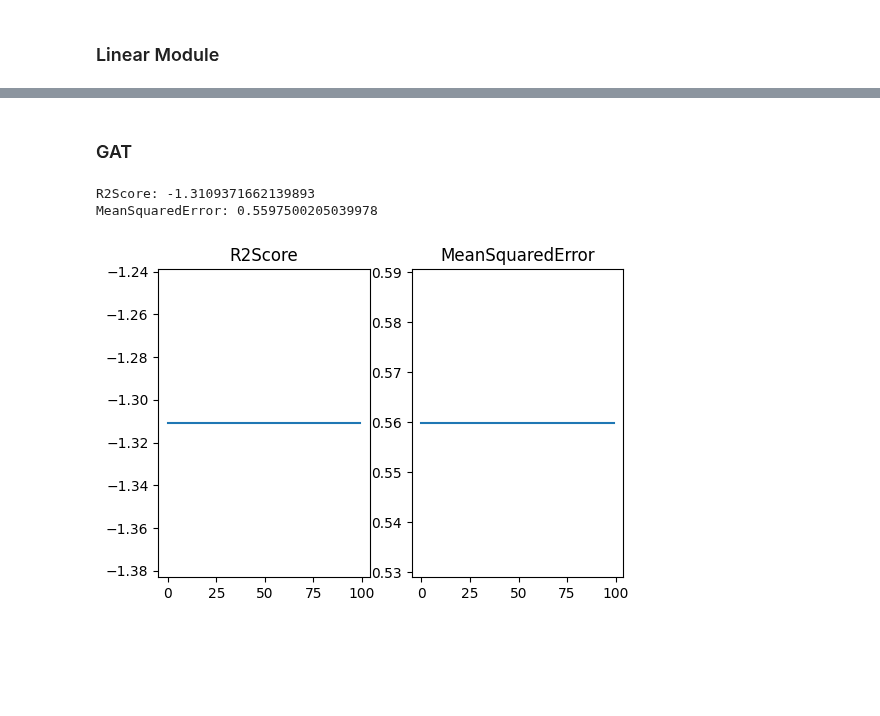
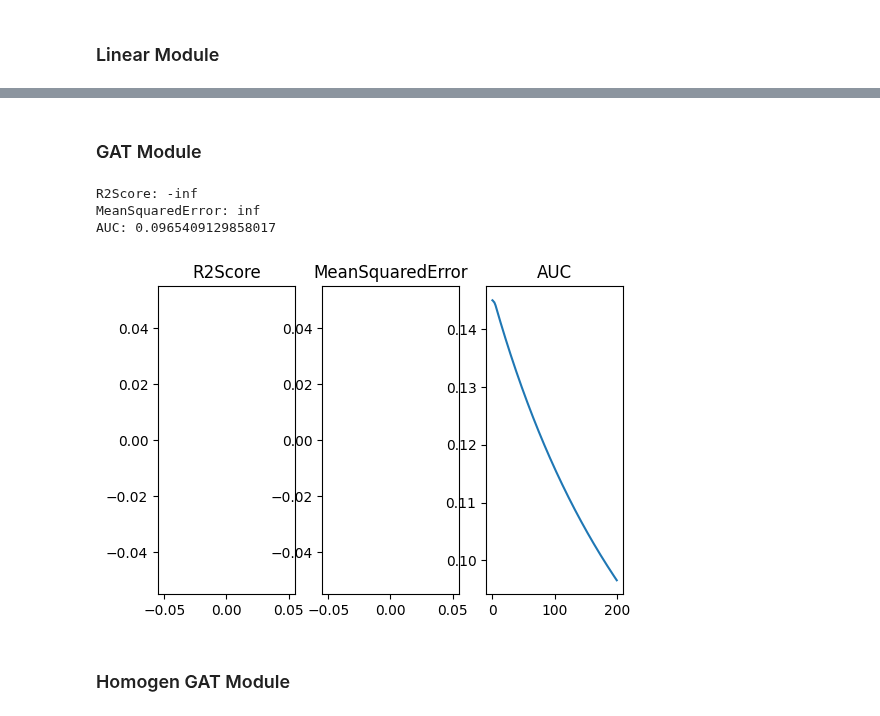
Before and after one commit to JasaZnidar/Predvidenje-zmagovalca-vaterpolo, a Jupyter notebook: Diplomska_naloga.ipynb, the cells around one changed output, grey strips where cells are left out. Saved outputs shown, nothing was run; the diff lists cells and outputs as text; code cells hidden in the pictures; blank space fills up the shorter version.

```diff
--- a/Diplomska_naloga.ipynb
+++ b/Diplomska_naloga.ipynb
@@ -545,0 +598,3 @@ hetero_val_data, homo_val_data = createData(scraped_data, start=training, stop=(
+# %%
+homo_train_data = toHomo(hetero_train_data)
+homo_val_data = toHomo(hetero_val_data)
@@ -559,8 +682,0 @@ metapath = [('team_in_match', 'played_rev', 'player_in_match'), ('player_in_matc
-# %%
-class Classifier(torch.nn.Module):
-    def forward(self, x_match: torch.Tensor, edge_label_index: torch.Tensor) -> torch.Tensor:
-        # Convert node embeddings to edge-level representations:
-        edge_feat_winner = x_match[edge_label_index[0]]
-        edge_feat_loser = x_match[edge_label_index[1]]
-        # Apply dot-product to get a prediction per supervision edge:
-        return (edge_feat_winner * edge_feat_loser).sum(dim=-1)
@@ -910,11 +1104,12 @@ for epoch in range(epochs):
       hetero_train_data['team_in_match', 'result', 'team_in_match'].edge_index
   ).T.to(device)
   ground_truth = hetero_train_data['team_in_match', 'result', 'team_in_match'].edge_attr.to(device)
-  loss = torch.nn.functional.binary_cross_entropy_with_logits(pred, ground_truth)
+  loss = crit(pred, ground_truth)
   loss.backward()
   optimizer.step()
 
   # validate
+  basic.eval()
   pred = basic(
       hetero_val_data['team_in_match'].x,
       hetero_val_data['team_in_match', 'result', 'team_in_match'].edge_index
@@ -981,23 +1177,22 @@ MeanSquaredError: 1.007746934890747
 # %%
-GCNModule = heteroGCN(hetero_train_data['team_in_match'].x.shape[1], 20, 10, layers=3, device=device)
+GCNModule = GCN(embedding_size, hidden_size, out_size, layers=layers, device=device)
 gcnData = []
 
 optimizer = torch.optim.Adam(GCNModule.parameters(), lr=lr)
 
-#gcnLoader = generateHeteroLoader(hetero_train_data)
-#batches = [batch for batch in gcnLoader]
-
 for epoch in range(epochs):
   total_loss = total_examples = 0
+  GCNModule.train()
   optimizer.zero_grad()
 
   pred = GCNModule(hetero_train_data).to(device)
   ground_truth = hetero_train_data["team_in_match", "result", "team_in_match"].edge_attr.to(device)
-  loss = torch.nn.functional.binary_cross_entropy_with_logits(pred, ground_truth)
+  loss = crit(pred, ground_truth)
   loss.backward()
   optimizer.step()
 
   # validate
+  GCNModule.eval()
   pred = GCNModule(hetero_val_data).to(device)
   ground_truth = hetero_val_data["team_in_match", "result", "team_in_match"].edge_attr.to(device)
 
@@ -1017,35 +1251,39 @@ MeanSquaredError: 0.5597500205039978
 # %% [markdown]
-### GAT
+### GAT Module
 # %%
-GATModule = heteroGAT(hetero_train_data['team_in_match'].x.shape[1], 20, 10, layers=3, device=device)
+GATModule = GAT(embedding_size, hidden_size, out_size, layers=layers, device=device)
 gatData = []
 
 optimizer = torch.optim.Adam(GATModule.parameters(), lr=lr)
 
 for epoch in range(epochs):
-  for i in range(training):
-    total_loss = total_examples = 0
-    optimizer.zero_grad()
-    pred = GATModule(hetero_train_data)
-    ground_truth = hetero_train_data['team_in_match', 'result', 'team_in_match'].edge_attr
-    loss = torch.nn.functional.binary_cross_entropy_with_logits(pred, ground_truth)
-    loss.backward()
-    optimizer.step()
+  total_loss = total_examples = 0
+  GATModule.train()
+  optimizer.zero_grad()
+  pred = GATModule(hetero_train_data)
+  ground_truth = hetero_train_data['team_in_match', 'result', 'team_in_match'].edge_attr
+  loss = crit(pred, ground_truth)
+  loss.backward()
+  optimizer.step()
 
   # validate
-  pred = GCNModule(hetero_val_data).to(device)
+  GATModule.eval()
+  pred = GATModule(hetero_val_data).to(device)
   ground_truth = hetero_val_data["team_in_match", "result", "team_in_match"].edge_attr.to(device)
 
   gatMetric = Metrics(device)
   gatMetric.update(pred.T, ground_truth.T)
   compute = gatMetric.compute()
   gatData.append(compute)
 
 for key in compute:
   print(f"{key}: {compute[key]}")
 
 drawData(gatData)
 # %% [output]
-R2Score: -1.3109371662139893
-MeanSquaredError: 0.5597500205039978
+R2Score: -inf
+MeanSquaredError: inf
+AUC: 0.0965409129858017
-[figure, old version]
+[figure, new version]
+# %% [markdown]
+### Homogen GAT Module
```
Also changed, not shown: parts of 82 cells of this notebook.
